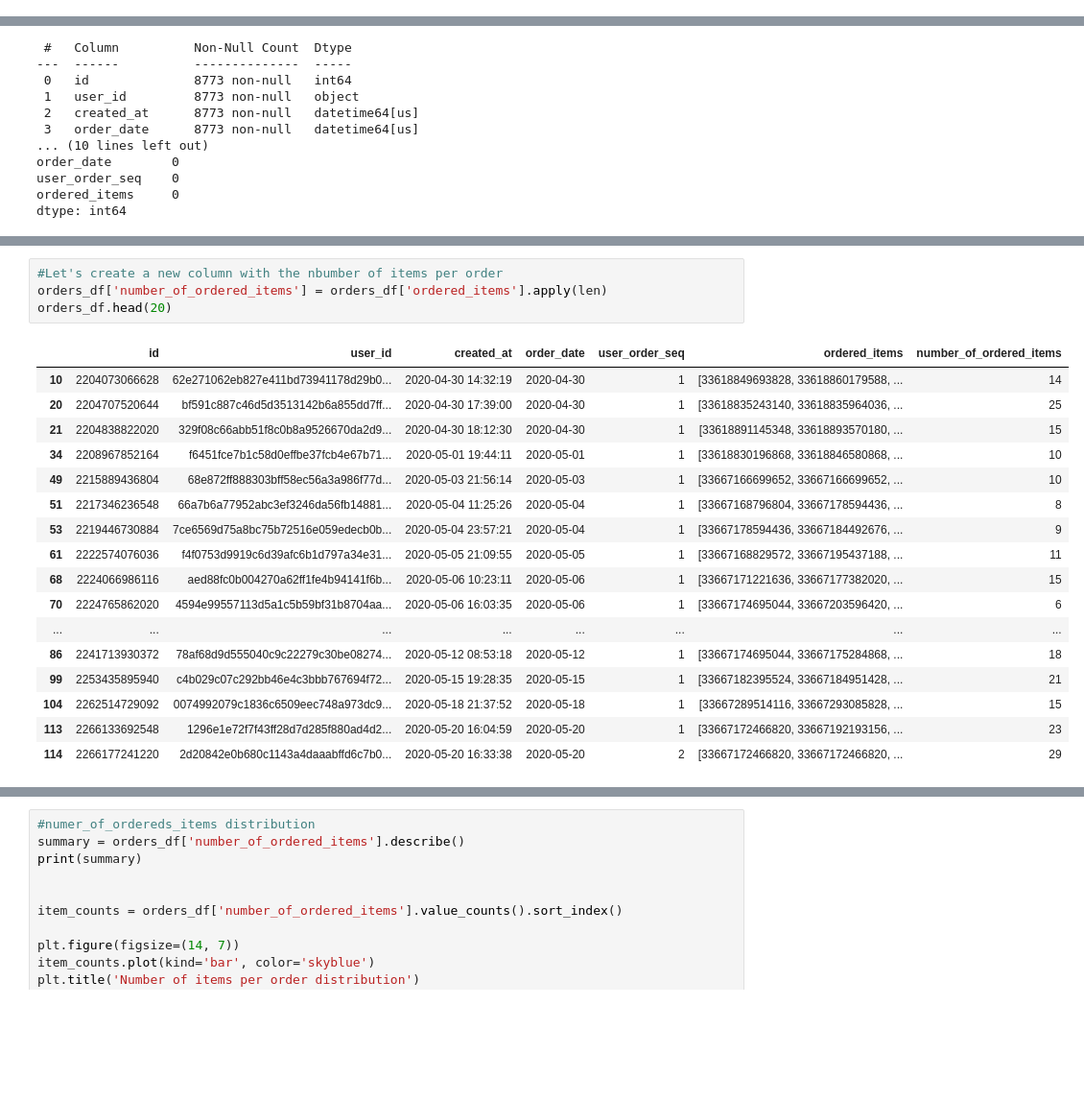
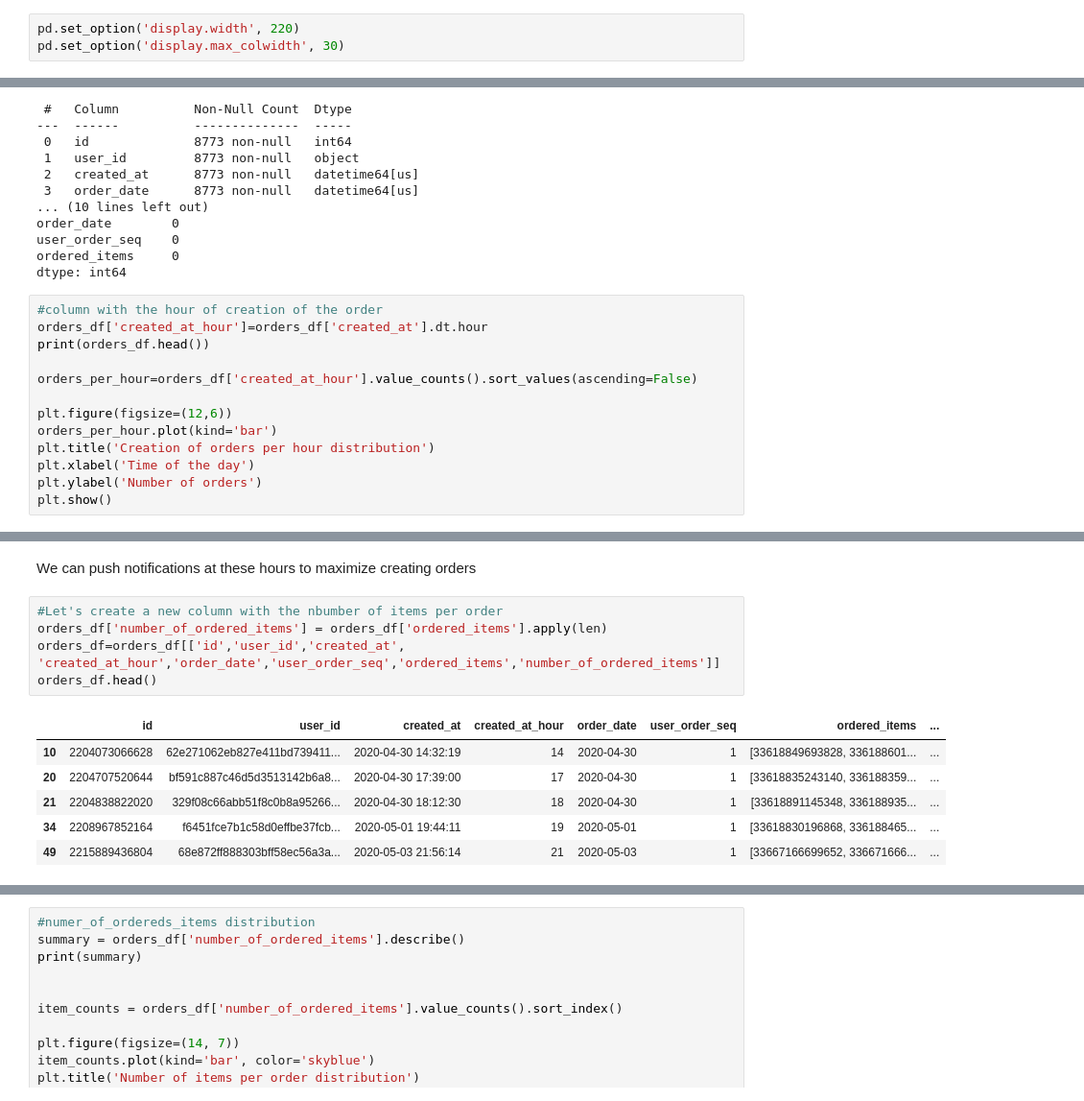
Before and after one commit to 10alexmarcos/zrive-ds, a Jupyter notebook: src/module_2/module_2_EDA.ipynb, the cells around one changed output, grey strips where cells are left out. Shown at 96% size. Saved outputs shown, nothing was run; the diff lists cells and outputs as text; blank space fills up the shorter version.

```diff
--- a/src/module_2/module_2_EDA.ipynb
+++ b/src/module_2/module_2_EDA.ipynb
@@ -3,6 +3,9 @@ import pandas as pd
 import numpy as np
 import matplotlib.pyplot as plt
 import seaborn as sns
+# %%
+pd.set_option('display.width', 220)
+pd.set_option('display.max_colwidth', 30)
 # %% [markdown]
 ## Orders data
 # %%
@@ -42,3 +45,16 @@ order_date        0
 user_order_seq    0
 ordered_items     0
 dtype: int64
+# %%
+#column with the hour of creation of the order
+orders_df['created_at_hour']=orders_df['created_at'].dt.hour
+print(orders_df.head())
+
+orders_per_hour=orders_df['created_at_hour'].value_counts().sort_values(ascending=False)
+
+plt.figure(figsize=(12,6))
+orders_per_hour.plot(kind='bar')
+plt.title('Creation of orders per hour distribution')
+plt.xlabel('Time of the day')
+plt.ylabel('Number of orders')
+plt.show()
@@ -45,25 +69,17 @@ dtype: int64
+# %% [markdown]
+We can push notifications at these hours to maximize creating orders
 # %%
 #Let's create a new column with the nbumber of items per order
 orders_df['number_of_ordered_items'] = orders_df['ordered_items'].apply(len)
-orders_df.head(20)
+orders_df=orders_df[['id','user_id','created_at', 'created_at_hour','order_date','user_order_seq','ordered_items','number_of_ordered_items']]
+orders_df.head()
 # %% [output]
-|  | id | user_id | created_at | order_date | user_order_seq | ordered_items | number_of_ordered_items |
-| 10 | 2204073066628 | 62e271062eb827e411bd73941178d29b0... | 2020-04-30 14:32:19 | 2020-04-30 | 1 | [33618849693828, 33618860179588, ... | 14 |
-| 20 | 2204707520644 | bf591c887c46d5d3513142b6a855dd7ff... | 2020-04-30 17:39:00 | 2020-04-30 | 1 | [33618835243140, 33618835964036, ... | 25 |
-| 21 | 2204838822020 | 329f08c66abb51f8c0b8a9526670da2d9... | 2020-04-30 18:12:30 | 2020-04-30 | 1 | [33618891145348, 33618893570180, ... | 15 |
-| 34 | 2208967852164 | f6451fce7b1c58d0effbe37fcb4e67b71... | 2020-05-01 19:44:11 | 2020-05-01 | 1 | [33618830196868, 33618846580868, ... | 10 |
-| 49 | 2215889436804 | 68e872ff888303bff58ec56a3a986f77d... | 2020-05-03 21:56:14 | 2020-05-03 | 1 | [33667166699652, 33667166699652, ... | 10 |
-| 51 | 2217346236548 | 66a7b6a77952abc3ef3246da56fb14881... | 2020-05-04 11:25:26 | 2020-05-04 | 1 | [33667168796804, 33667178594436, ... | 8 |
-| 53 | 2219446730884 | 7ce6569d75a8bc75b72516e059edecb0b... | 2020-05-04 23:57:21 | 2020-05-04 | 1 | [33667178594436, 33667184492676, ... | 9 |
-| 61 | 2222574076036 | f4f0753d9919c6d39afc6b1d797a34e31... | 2020-05-05 21:09:55 | 2020-05-05 | 1 | [33667168829572, 33667195437188, ... | 11 |
-| 68 | 2224066986116 | aed88fc0b004270a62ff1fe4b94141f6b... | 2020-05-06 10:23:11 | 2020-05-06 | 1 | [33667171221636, 33667177382020, ... | 15 |
-| 70 | 2224765862020 | 4594e99557113d5a1c5b59bf31b8704aa... | 2020-05-06 16:03:35 | 2020-05-06 | 1 | [33667174695044, 33667203596420, ... | 6 |
-| ... | ... | ... | ... | ... | ... | ... | ... |
-| 86 | 2241713930372 | 78af68d9d555040c9c22279c30be08274... | 2020-05-12 08:53:18 | 2020-05-12 | 1 | [33667174695044, 33667175284868, ... | 18 |
-| 99 | 2253435895940 | c4b029c07c292bb46e4c3bbb767694f72... | 2020-05-15 19:28:35 | 2020-05-15 | 1 | [33667182395524, 33667184951428, ... | 21 |
-| 104 | 2262514729092 | 0074992079c1836c6509eec748a973dc9... | 2020-05-18 21:37:52 | 2020-05-18 | 1 | [33667289514116, 33667293085828, ... | 15 |
-| 113 | 2266133692548 | 1296e1e72f7f43ff28d7d285f880ad4d2... | 2020-05-20 16:04:59 | 2020-05-20 | 1 | [33667172466820, 33667192193156, ... | 23 |
-| 114 | 2266177241220 | 2d20842e0b680c1143a4daaabffd6c7b0... | 2020-05-20 16:33:38 | 2020-05-20 | 2 | [33667172466820, 33667172466820, ... | 29 |
+|  | id | user_id | created_at | created_at_hour | order_date | user_order_seq | ordered_items | ... |
+| 10 | 2204073066628 | 62e271062eb827e411bd739411... | 2020-04-30 14:32:19 | 14 | 2020-04-30 | 1 | [33618849693828, 336188601... | ... |
+| 20 | 2204707520644 | bf591c887c46d5d3513142b6a8... | 2020-04-30 17:39:00 | 17 | 2020-04-30 | 1 | [33618835243140, 336188359... | ... |
+| 21 | 2204838822020 | 329f08c66abb51f8c0b8a95266... | 2020-04-30 18:12:30 | 18 | 2020-04-30 | 1 | [33618891145348, 336188935... | ... |
+| 34 | 2208967852164 | f6451fce7b1c58d0effbe37fcb... | 2020-05-01 19:44:11 | 19 | 2020-05-01 | 1 | [33618830196868, 336188465... | ... |
+| 49 | 2215889436804 | 68e872ff888303bff58ec56a3a... | 2020-05-03 21:56:14 | 21 | 2020-05-03 | 1 | [33667166699652, 336671666... | ... |
 # %%
 #evolution of orders in the last years
 
```
Also changed, not shown: parts of 11 cells of this notebook, 2 other files.
